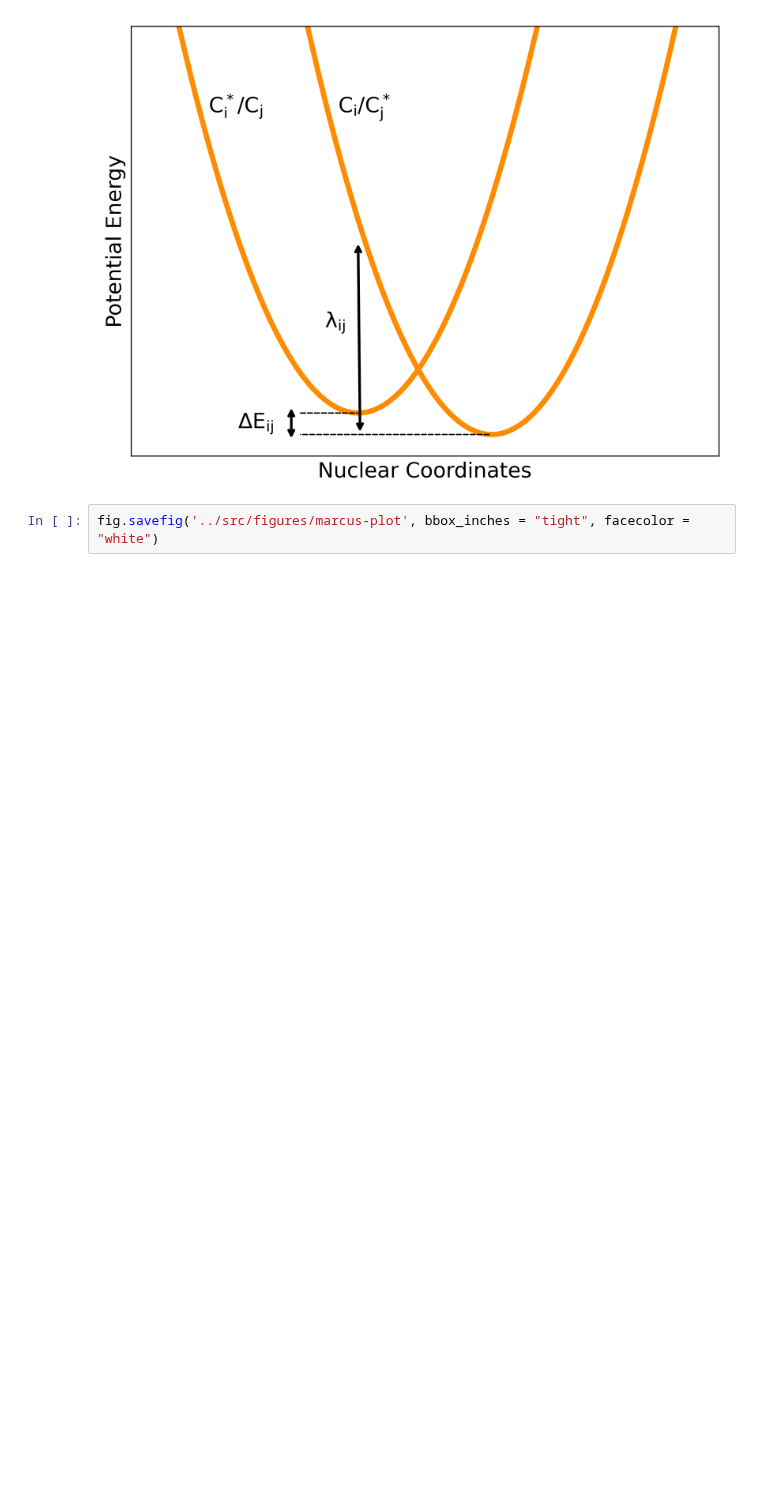
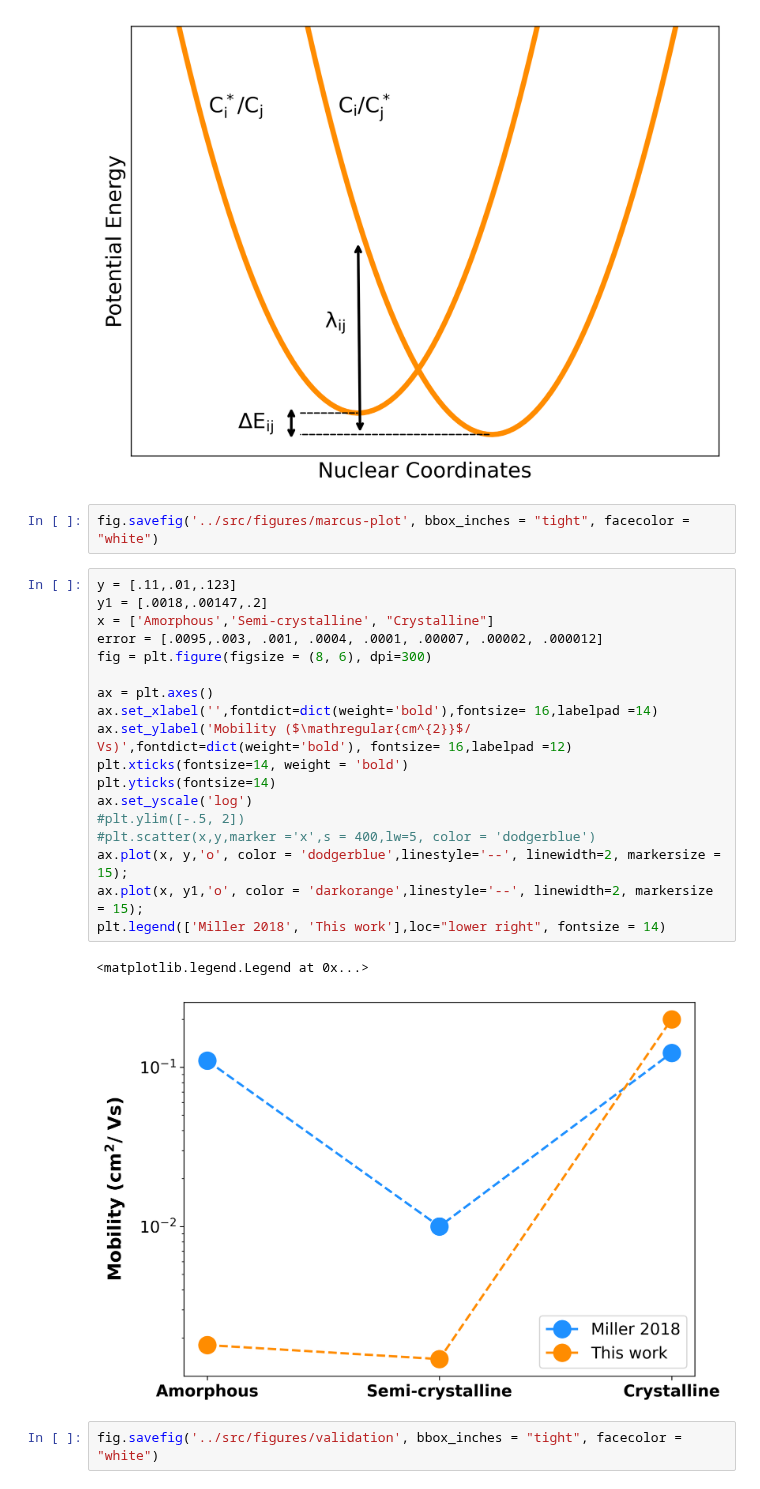
Before and after one commit to JimmyRushing/thesis, a Jupyter notebook: notebooks/reorganization_plot.ipynb, the cells around one changed output. Saved outputs shown, nothing was run; the diff lists cells and outputs as text; blank space fills up the shorter version.

Commit message:
I broke my own moratorium on figures with a quick one for charge mobility validation. got rid of that ugly table.

```diff
--- a/notebooks/reorganization_plot.ipynb
+++ b/notebooks/reorganization_plot.ipynb
@@ -111,3 +111,26 @@ ax.set_yticks([])
 [figure]
 # %%
 fig.savefig('../src/figures/marcus-plot', bbox_inches = "tight", facecolor = "white")
+# %%
+y = [.11,.01,.123]
+y1 = [.0018,.00147,.2]
+x = ['Amorphous','Semi-crystalline', "Crystalline"]
+error = [.0095,.003, .001, .0004, .0001, .00007, .00002, .000012]
+fig = plt.figure(figsize = (8, 6), dpi=300)
+
+ax = plt.axes()
+ax.set_xlabel('',fontdict=dict(weight='bold'),fontsize= 16,labelpad =14)
+ax.set_ylabel('Mobility ($\mathregular{cm^{2}}$/ Vs)',fontdict=dict(weight='bold'), fontsize= 16,labelpad =12)
+plt.xticks(fontsize=14, weight = 'bold')
+plt.yticks(fontsize=14)
+ax.set_yscale('log')
+#plt.ylim([-.5, 2])
+#plt.scatter(x,y,marker ='x',s = 400,lw=5, color = 'dodgerblue')
+ax.plot(x, y,'o', color = 'dodgerblue',linestyle='--', linewidth=2, markersize = 15);
+ax.plot(x, y1,'o', color = 'darkorange',linestyle='--', linewidth=2, markersize = 15);
+plt.legend(['Miller 2018', 'This work'],loc="lower right", fontsize = 14)
+# %% [output]
+<matplotlib.legend.Legend at 0x...>
+[figure, added]
+# %%
+fig.savefig('../src/figures/validation', bbox_inches = "tight", facecolor = "white")
```
Also changed, not shown: 1 other file.
